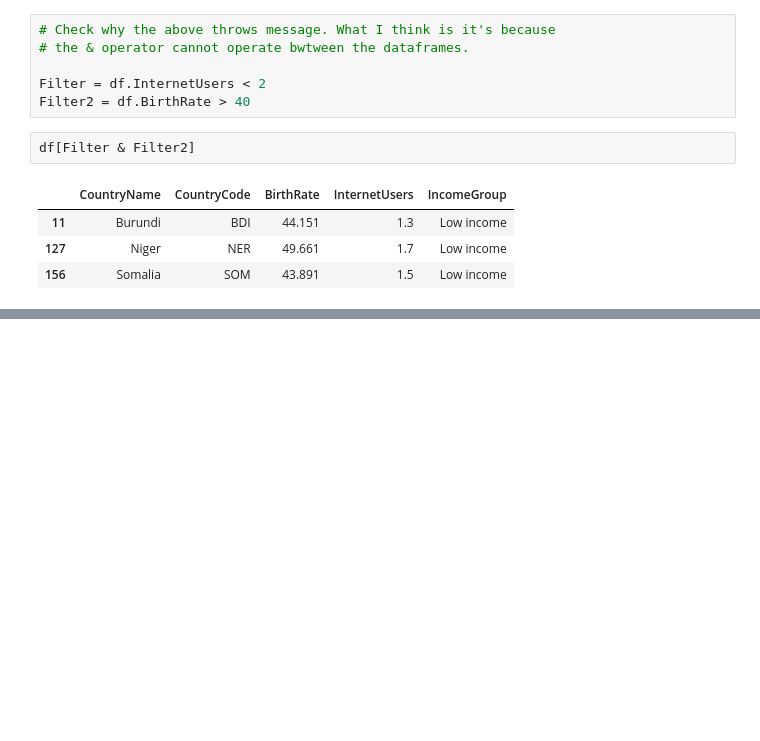
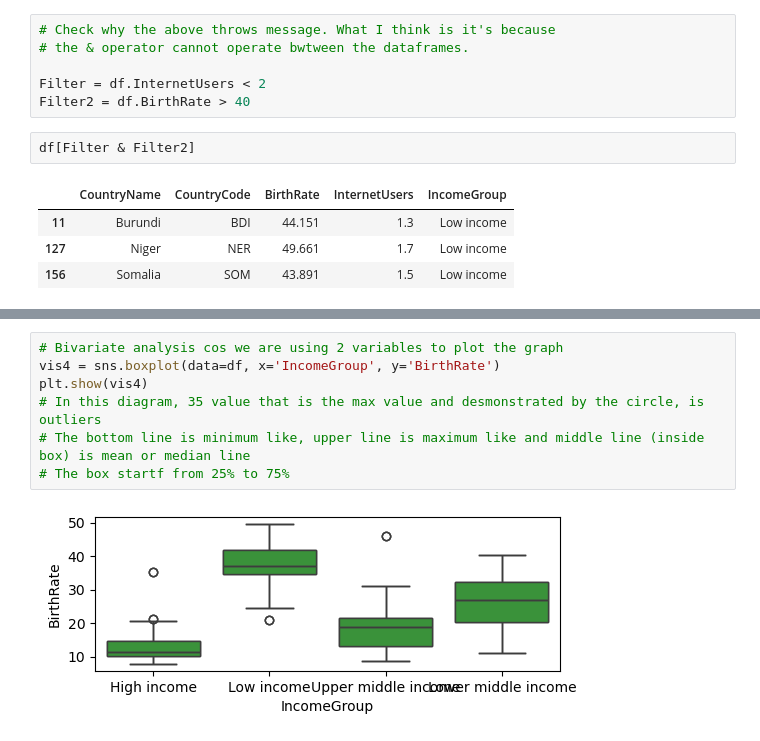
Before and after one commit to MayureshKhot/NareshIT, a Jupyter notebook: 10_09072025_Pandas.ipynb, the cells around one changed output, grey strips where cells are left out. Saved outputs shown, nothing was run; the diff lists cells and outputs as text; blank space fills up the shorter version.

Commit message:
All notes updated along with the Netflix Data analysis Project

```diff
--- a/10_09072025_Pandas.ipynb
+++ b/10_09072025_Pandas.ipynb
@@ -450,0 +576,9 @@ df[Filter & Filter2]
+# %%
+# Bivariate analysis cos we are using 2 variables to plot the graph
+vis4 = sns.boxplot(data=df, x='IncomeGroup', y='BirthRate')
+plt.show(vis4)
+# In this diagram, 35 value that is the max value and desmonstrated by the circle, is outliers
+# The bottom line is minimum like, upper line is maximum like and middle line (inside box) is mean or median line
+# The box startf from 25% to 75%
+# %% [output]
+[figure, added]
```
Also changed, not shown: parts of 19 cells of this notebook.
